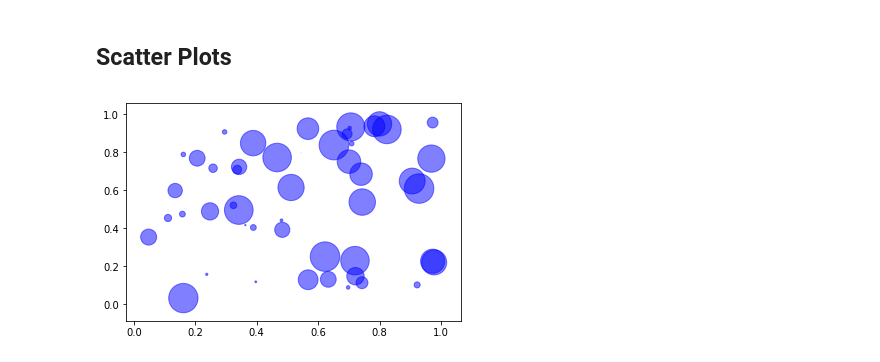
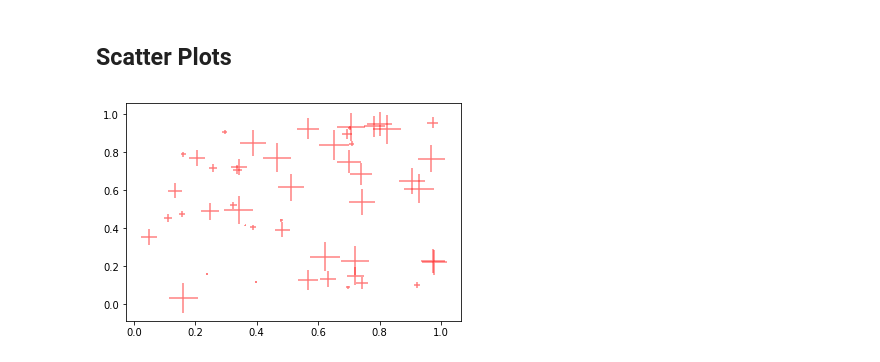
Before and after one commit to aakashvarma/Machine-Learning-Assignments, a Jupyter notebook: #0 Data visualisation/Untitled.ipynb, the cells around one changed output. Cells and saved outputs as stored; diff of their text form; code cells hidden in the pictures.

```diff
--- a/#0 Data visualisation/Untitled.ipynb
+++ b/#0 Data visualisation/Untitled.ipynb
@@ -161,17 +161,17 @@ hist = ax.hist2d(x, y)
 # %%
 import numpy as np
 import matplotlib.pyplot as plt
 
 # Fixing random state for reproducibility
 np.random.seed(19680801)
 
 
 N = 50
 x = np.random.rand(N)
 y = np.random.rand(N)
 area = (30 * np.random.rand(N))**2  # 0 to 15 point radii
 
-plt.scatter(x, y, s=area, c='b', alpha=0.5, marker=)
+plt.scatter(x, y, c = 'r', s=area, alpha=0.5, marker = '+')
 plt.show()
 # %% [output]
-[figure, old version]
+[figure, new version]
```
Also changed, not shown: parts of 1 cell of this notebook, 11 other files.
